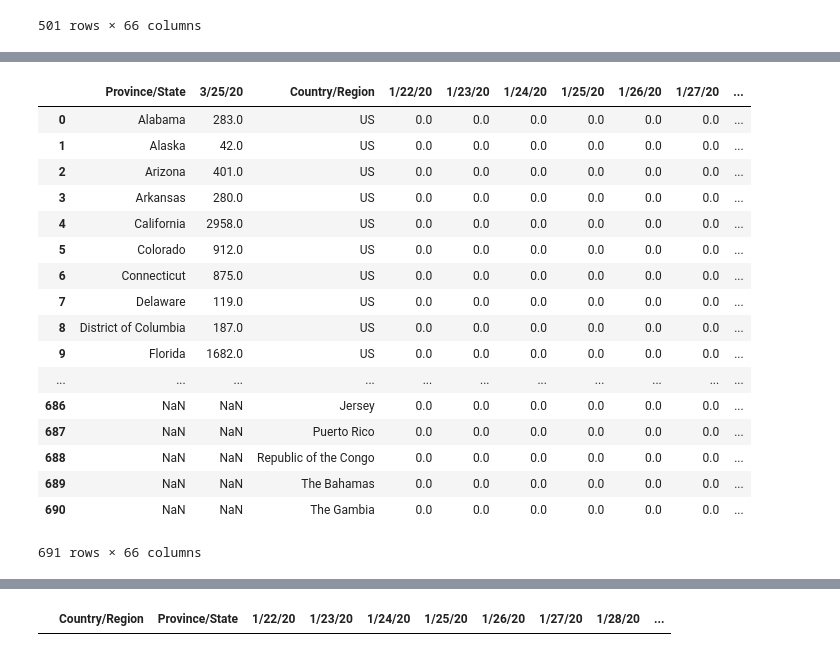
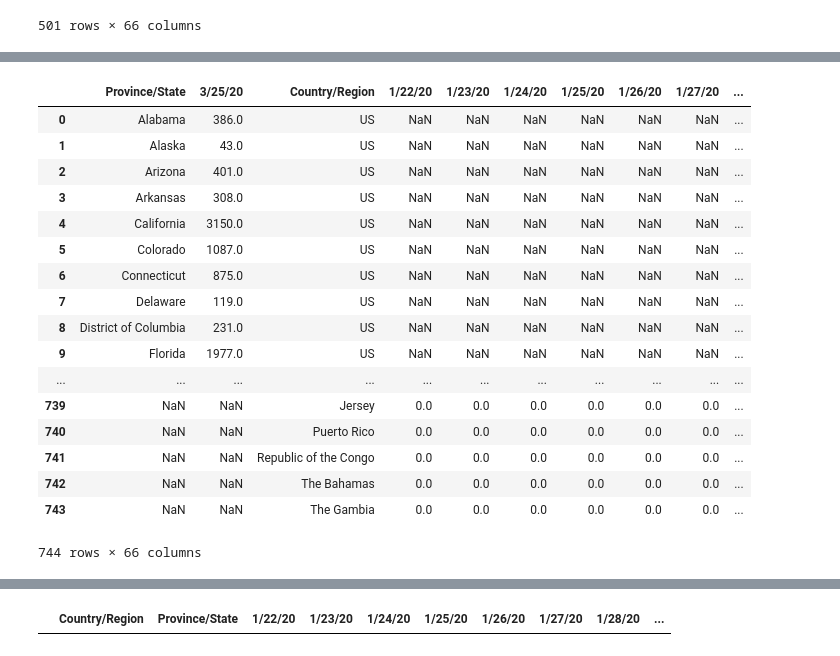
Before and after one commit to rmr1012/seeCOVID19, a Jupyter notebook: JHU Processor.ipynb, the cells around one changed output, grey strips where cells are left out. Saved outputs shown, nothing was run; the diff lists cells and outputs as text; code cells hidden in the pictures.

```diff
--- a/JHU Processor.ipynb
+++ b/JHU Processor.ipynb
@@ -147,5 +149,5 @@ CSBSCountyDeaths
 # %%
-legacyJHUCases=StringIO(requests.get("https://raw.githubusercontent.com/CSSEGISandData/COVID-19/master/csse_covid_19_data/csse_covid_19_time_series/time_series_19-covid-Confirmed.csv").text)
+legacyJHUCases=StringIO(requests.get("https://raw.githubusercontent.com/CSSEGISandData/COVID-19/master/archived_data/archived_time_series/time_series_19-covid-Confirmed_archived_0325.csv").text)
 
 legacyJHUCasesdf = pd.read_csv(legacyJHUCases, sep=",")
 # %%
@@ -202,26 +223,26 @@ JHUCasesdf=pd.merge(newJHUCasesdf,legacyJHUCasesdf,how="outer").drop(columns=["L
 # %%
-mergedDF=pd.merge(CSBSStatesCases,JHUCasesdf,on=["Province/State","Country/Region"],how='outer')
+mergedDF=pd.merge(CSBSStatesCases,JHUCasesdf,how='outer')
 
 mergedDF
 # %% [output]
 |  | Province/State | 3/25/20 | Country/Region | 1/22/20 | 1/23/20 | 1/24/20 | 1/25/20 | 1/26/20 | 1/27/20 | ... |
-| 0 | Alabama | 283.0 | US | 0.0 | 0.0 | 0.0 | 0.0 | 0.0 | 0.0 | ... |
-| 1 | Alaska | 42.0 | US | 0.0 | 0.0 | 0.0 | 0.0 | 0.0 | 0.0 | ... |
-| 2 | Arizona | 401.0 | US | 0.0 | 0.0 | 0.0 | 0.0 | 0.0 | 0.0 | ... |
-| 3 | Arkansas | 280.0 | US | 0.0 | 0.0 | 0.0 | 0.0 | 0.0 | 0.0 | ... |
-| 4 | California | 2958.0 | US | 0.0 | 0.0 | 0.0 | 0.0 | 0.0 | 0.0 | ... |
-| 5 | Colorado | 912.0 | US | 0.0 | 0.0 | 0.0 | 0.0 | 0.0 | 0.0 | ... |
-| 6 | Connecticut | 875.0 | US | 0.0 | 0.0 | 0.0 | 0.0 | 0.0 | 0.0 | ... |
-| 7 | Delaware | 119.0 | US | 0.0 | 0.0 | 0.0 | 0.0 | 0.0 | 0.0 | ... |
-| 8 | District of Columbia | 187.0 | US | 0.0 | 0.0 | 0.0 | 0.0 | 0.0 | 0.0 | ... |
-| 9 | Florida | 1682.0 | US | 0.0 | 0.0 | 0.0 | 0.0 | 0.0 | 0.0 | ... |
+| 0 | Alabama | 386.0 | US | NaN | NaN | NaN | NaN | NaN | NaN | ... |
+| 1 | Alaska | 43.0 | US | NaN | NaN | NaN | NaN | NaN | NaN | ... |
+| 2 | Arizona | 401.0 | US | NaN | NaN | NaN | NaN | NaN | NaN | ... |
+| 3 | Arkansas | 308.0 | US | NaN | NaN | NaN | NaN | NaN | NaN | ... |
+| 4 | California | 3150.0 | US | NaN | NaN | NaN | NaN | NaN | NaN | ... |
+| 5 | Colorado | 1087.0 | US | NaN | NaN | NaN | NaN | NaN | NaN | ... |
+| 6 | Connecticut | 875.0 | US | NaN | NaN | NaN | NaN | NaN | NaN | ... |
+| 7 | Delaware | 119.0 | US | NaN | NaN | NaN | NaN | NaN | NaN | ... |
+| 8 | District of Columbia | 231.0 | US | NaN | NaN | NaN | NaN | NaN | NaN | ... |
+| 9 | Florida | 1977.0 | US | NaN | NaN | NaN | NaN | NaN | NaN | ... |
 | ... | ... | ... | ... | ... | ... | ... | ... | ... | ... | ... |
-| 686 | NaN | NaN | Jersey | 0.0 | 0.0 | 0.0 | 0.0 | 0.0 | 0.0 | ... |
-| 687 | NaN | NaN | Puerto Rico | 0.0 | 0.0 | 0.0 | 0.0 | 0.0 | 0.0 | ... |
-| 688 | NaN | NaN | Republic of the Congo | 0.0 | 0.0 | 0.0 | 0.0 | 0.0 | 0.0 | ... |
-| 689 | NaN | NaN | The Bahamas | 0.0 | 0.0 | 0.0 | 0.0 | 0.0 | 0.0 | ... |
-| 690 | NaN | NaN | The Gambia | 0.0 | 0.0 | 0.0 | 0.0 | 0.0 | 0.0 | ... |
+| 739 | NaN | NaN | Jersey | 0.0 | 0.0 | 0.0 | 0.0 | 0.0 | 0.0 | ... |
+| 740 | NaN | NaN | Puerto Rico | 0.0 | 0.0 | 0.0 | 0.0 | 0.0 | 0.0 | ... |
+| 741 | NaN | NaN | Republic of the Congo | 0.0 | 0.0 | 0.0 | 0.0 | 0.0 | 0.0 | ... |
+| 742 | NaN | NaN | The Bahamas | 0.0 | 0.0 | 0.0 | 0.0 | 0.0 | 0.0 | ... |
+| 743 | NaN | NaN | The Gambia | 0.0 | 0.0 | 0.0 | 0.0 | 0.0 | 0.0 | ... |
-691 rows × 66 columns
+744 rows × 66 columns
 # %%
 mergedDF=pd.merge(CSBSCountyCases,mergedDF,how='outer')
 mergedDF
```
Also changed, not shown: parts of 41 cells of this notebook, 7 other files.
